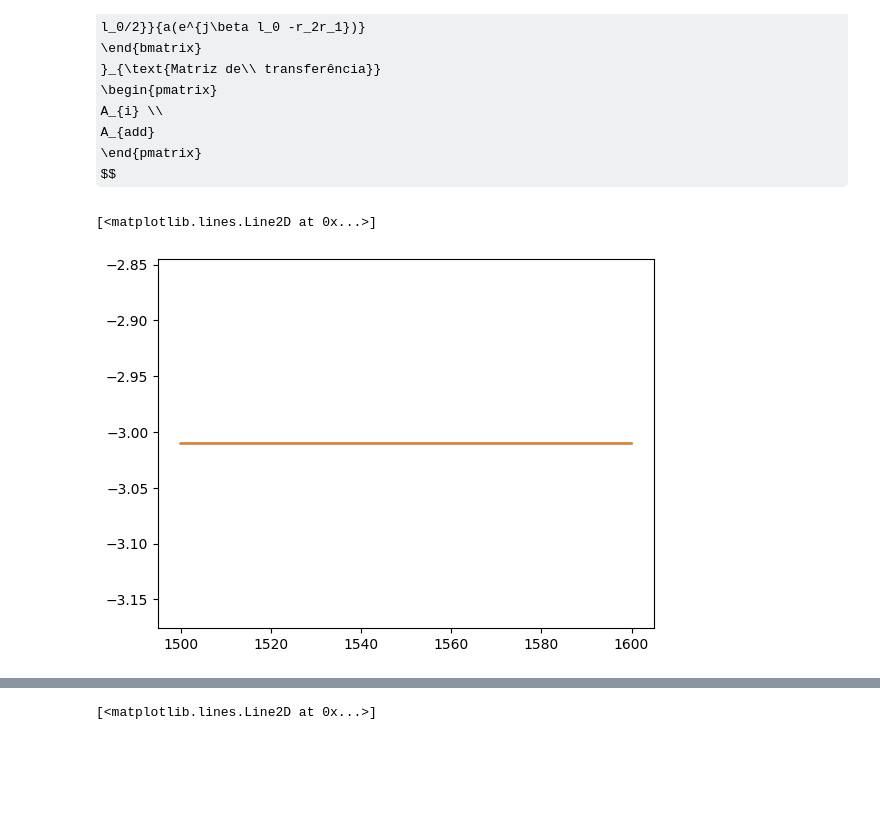
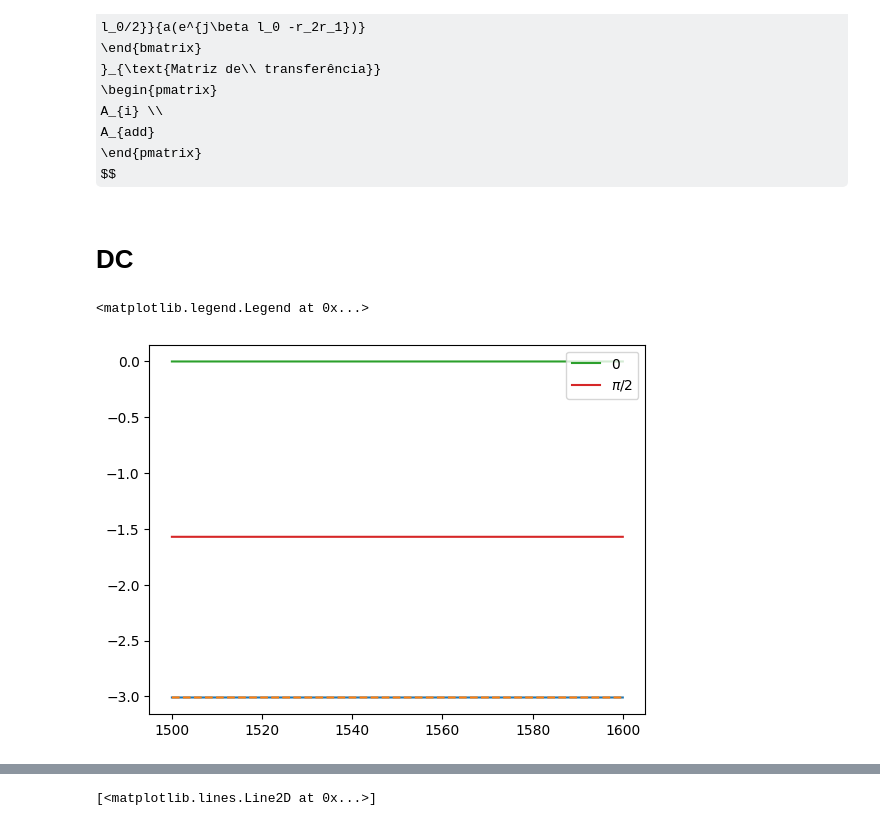
Before and after one commit to EriCand-Ss/TCC, a Jupyter notebook: Paper algorithm/calculation.ipynb, the cells around one changed output, grey strips where cells are left out. Saved outputs shown, nothing was run; the diff lists cells and outputs as text; code cells hidden in the pictures; some formulas as TeX source; blank space fills up the shorter version.

```diff
--- a/Paper algorithm/calculation.ipynb
+++ b/Paper algorithm/calculation.ipynb
@@ -734,21 +680,26 @@ def WVG(beta, L):
     H[:,0,0] = np.exp(-1j*beta*L)
 
     return H
+# %% [markdown]
+# DC
 # %%
 lamb = np.linspace(1500e-9,1600e-9,100000)
 
 In = np.array([[1],[0]])
 
 C = DC(1/np.sqrt(2))
 result = C @ In
 Ao = result[0][0]*np.ones_like(lamb)
 Bo = result[1][0]*np.ones_like(lamb)
 
 T3 = np.abs(Ao)**2
 T4 = np.abs(Bo)**2
 
 plt.plot(lamb*1e9,10*np.log10(np.abs(T3)))
-plt.plot(lamb*1e9,10*np.log10(np.abs(T4)))
+plt.plot(lamb*1e9,10*np.log10(np.abs(T4)), ls = "--")
+plt.plot(lamb*1e9,np.angle(Ao), label = "$0$")
+plt.plot(lamb*1e9,np.angle(Bo), label = r"$\pi/2$")
+plt.legend()
 # %% [output]
-[<matplotlib.lines.Line2D at 0x...>]
+<matplotlib.legend.Legend at 0x...>
-[figure, old version]
+[figure, new version]
```
Also changed, not shown: parts of 44 cells of this notebook, 9 other files.
